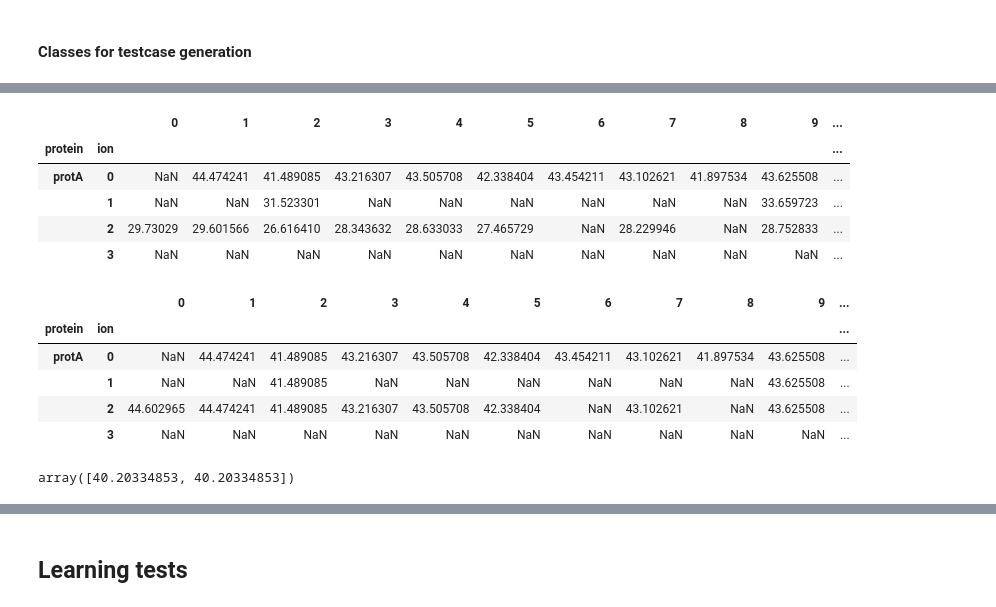
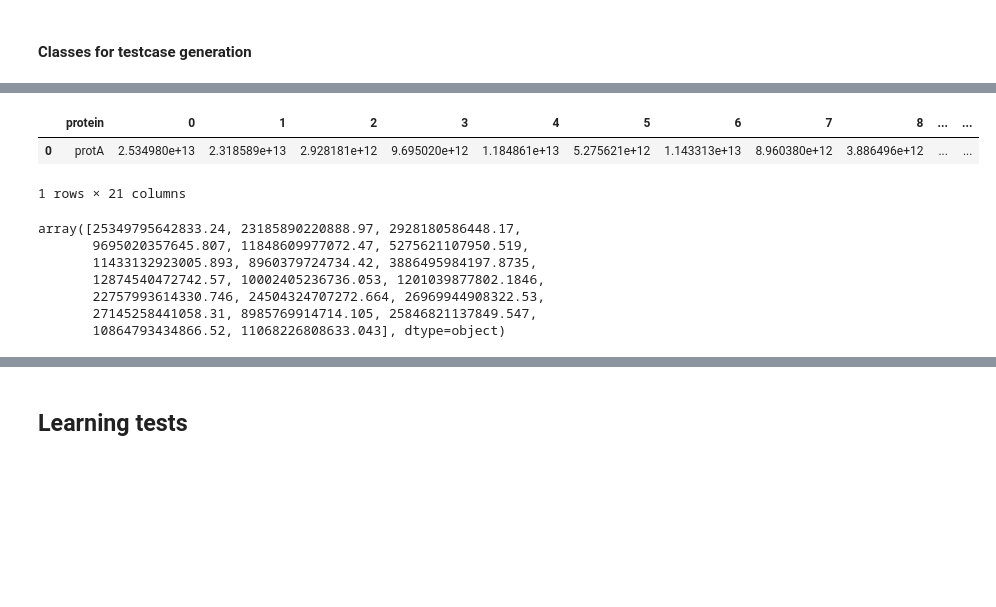
Before and after one commit to MannLabs/directlfq, a Jupyter notebook: nbdev_nbs/03_protein_intensity_estimation.ipynb, the cells around one changed output, grey strips where cells are left out. Saved outputs shown, nothing was run; the diff lists cells and outputs as text; code cells hidden in the pictures; blank space fills up the shorter version.

```diff
--- a/nbdev_nbs/03_protein_intensity_estimation.ipynb
+++ b/nbdev_nbs/03_protein_intensity_estimation.ipynb
@@ -473,32 +112,22 @@ def test_that_profiles_without_noise_are_shifted_exactly_on_top_of_each_other():
-# %%
-
-test_that_profiles_without_noise_are_shifted_exactly_on_top_of_each_other()
-# %% [output]
-|  |  | 0 | 1 | 2 | 3 | 4 | 5 | 6 | 7 | 8 | 9 | ... |
-| protein | ion |  |  |  |  |  |  |  |  |  |  | ... |
-| protA | 0 | NaN | 44.474241 | 41.489085 | 43.216307 | 43.505708 | 42.338404 | 43.454211 | 43.102621 | 41.897534 | 43.625508 | ... |
-|  | 1 | NaN | NaN | 31.523301 | NaN | NaN | NaN | NaN | NaN | NaN | 33.659723 | ... |
-|  | 2 | 29.73029 | 29.601566 | 26.616410 | 28.343632 | 28.633033 | 27.465729 | NaN | 28.229946 | NaN | 28.752833 | ... |
-|  | 3 | NaN | NaN | NaN | NaN | NaN | NaN | NaN | NaN | NaN | NaN | ... |
-|  |  | 0 | 1 | 2 | 3 | 4 | 5 | 6 | 7 | 8 | 9 | ... |
-| protein | ion |  |  |  |  |  |  |  |  |  |  | ... |
-| protA | 0 | NaN | 44.474241 | 41.489085 | 43.216307 | 43.505708 | 42.338404 | 43.454211 | 43.102621 | 41.897534 | 43.625508 | ... |
-|  | 1 | NaN | NaN | 41.489085 | NaN | NaN | NaN | NaN | NaN | NaN | 43.625508 | ... |
-|  | 2 | 44.602965 | 44.474241 | 41.489085 | 43.216307 | 43.505708 | 42.338404 | NaN | 43.102621 | NaN | 43.625508 | ... |
-|  | 3 | NaN | NaN | NaN | NaN | NaN | NaN | NaN | NaN | NaN | NaN | ... |
-array([40.20334853, 40.20334853])
 # %%
-def test_that_profiles_with_noise_are_close():
-    peptide1= PeptideProfile(protein_name="protA", fraction_zeros_in_profile=0, systematic_peptide_shift=3000, add_noise=True)
-    peptide2= PeptideProfile(protein_name="protA",fraction_zeros_in_profile=0, systematic_peptide_shift=3, add_noise=True)
-    peptide3= PeptideProfile(protein_name="protA", fraction_zeros_in_profile=0, systematic_peptide_shift=0.1, add_noise=True)
-    peptide4= PeptideProfile(protein_name="protA",fraction_zeros_in_profile=0, systematic_peptide_shift=100, add_noise=True)
+import directlfq.protein_intensity_estimation as intensity_estimation
+import directlfq.test_utils as lfq_testutils
 
-    protein_df = ProteinProfileGenerator([peptide1, peptide2, peptide3, peptide4]).protein_profile_dataframe
-    display(protein_df)
+def test_that_protein_intensities_are_retained():
+    peptide1= lfq_testutils.PeptideProfile(protein_name="protA", fraction_zeros_in_profile=0.1, systematic_peptide_shift=3000, add_noise=True)
+    peptide2= lfq_testutils.PeptideProfile(protein_name="protA",fraction_zeros_in_profile=0, systematic_peptide_shift=3, add_noise=True)
+    peptide3= lfq_testutils.PeptideProfile(protein_name="protA", fraction_zeros_in_profile=0, systematic_peptide_shift=0.1, add_noise=True)
+    peptide4= lfq_testutils.PeptideProfile(protein_name="protA",fraction_zeros_in_profile=0, systematic_peptide_shift=100, add_noise=True)
 
-    normed_ion_profile = lfqnorm.normalize_ion_profiles(protein_df)
-    display(normed_ion_profile)
-    column_from_shifted = normed_ion_profile.iloc[:,9].dropna().to_numpy()
+    peptide_profiles = [peptide1, peptide2, peptide3, peptide4]
+    summed_intensity_protein = sum([np.nansum(x.peptide_profile_vector) for x in peptide_profiles])
 
-    assert np.allclose(column_from_shifted, column_from_shifted[0],rtol=0.01, atol=0.01)
+    protein_df = lfq_testutils.ProteinProfileGenerator([peptide1, peptide2, peptide3, peptide4]).protein_profile_dataframe
+    protein_df_normed, _ = intensity_estimation.estimate_protein_intensities(protein_df, min_nonan=1, num_samples_quadratic=100, num_cores=1)
+    display(protein_df_normed)
+    display(protein_df_normed.iloc[0,1:].to_numpy())
+    summed_lfq_intensities = np.sum(protein_df_normed.iloc[0,1:].to_numpy())
+    assert np.allclose(summed_lfq_intensities, summed_intensity_protein)
+
+test_that_protein_intensities_are_retained()
+# %% [output]
@@ -504,0 +136,10 @@ def test_that_profiles_with_noise_are_close():
+|  | protein | 0 | 1 | 2 | 3 | 4 | 5 | 6 | 7 | 8 | ... | ... |
+| 0 | protA | 2.534980e+13 | 2.318589e+13 | 2.928181e+12 | 9.695020e+12 | 1.184861e+13 | 5.275621e+12 | 1.143313e+13 | 8.960380e+12 | 3.886496e+12 | ... | ... |
+1 rows × 21 columns
+array([25349795642833.24, 23185890220888.97, 2928180586448.17,
+       9695020357645.807, 11848609977072.47, 5275621107950.519,
+       11433132923005.893, 8960379724734.42, 3886495984197.8735,
+       12874540472742.57, 10002405236736.053, 1201039877802.1846,
+       22757993614330.746, 24504324707272.664, 26969944908322.53,
+       27145258441058.31, 8985769914714.105, 25846821137849.547,
+       10864793434866.52, 11068226808633.043], dtype=object)
```
Also changed, not shown: parts of 17 cells of this notebook, 8 other files.
